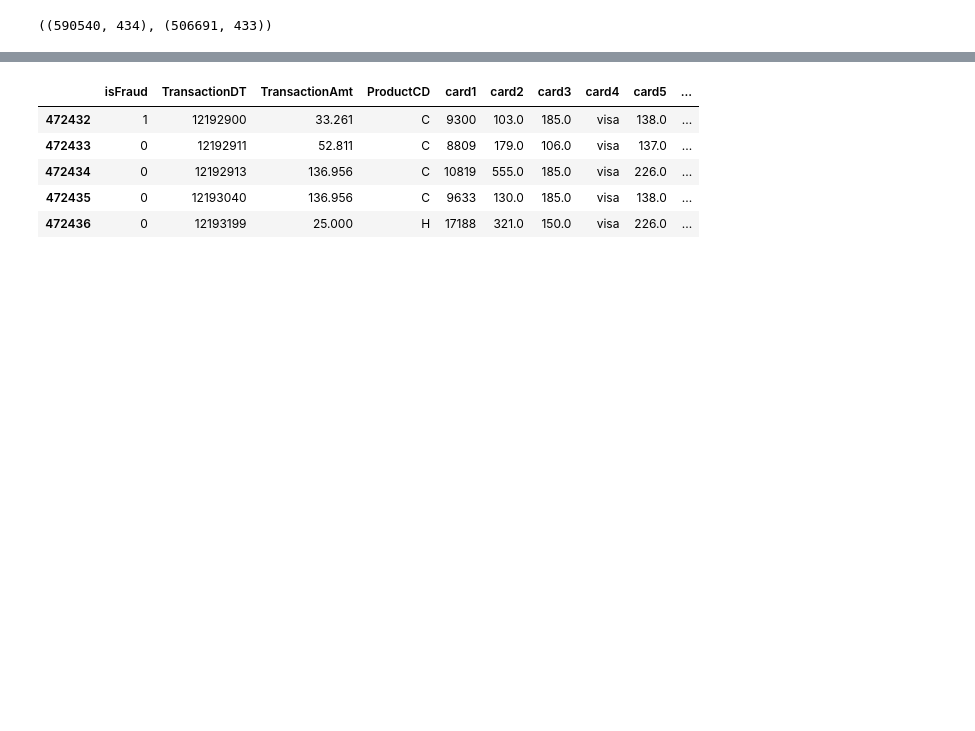
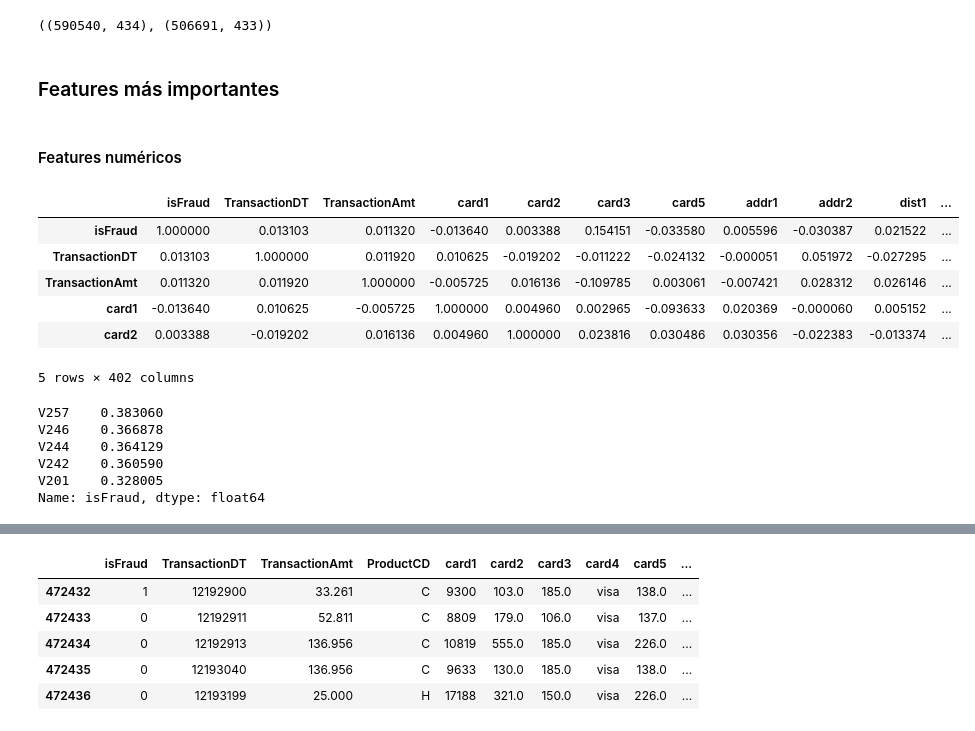
Before and after one commit to amveiga/IEEE-CIS-Fraud-Detection, a Jupyter notebook: Parte II - Machine Learning Baseline/Encoding.ipynb, the cells around one changed output, grey strips where cells are left out. Cells and saved outputs as stored; diff of their text form; code cells hidden in the pictures; blank space fills up the shorter version.

```diff
--- a/Parte II - Machine Learning Baseline/Encoding.ipynb
+++ b/Parte II - Machine Learning Baseline/Encoding.ipynb
@@ -31,3 +33,29 @@ del df_train['TransactionID']
 # de tener las mismas columnas en el mismo orden.
 transactionIDtest = df_test['TransactionID']
 del df_test['TransactionID']
+# %% [markdown]
+### Features más importantes
+# %% [markdown]
+#### Features numéricos
+# %%
+matrix_corr = df_train.corr()
+matrix_corr.head()
+# %% [output]
+|  | isFraud | TransactionDT | TransactionAmt | card1 | card2 | card3 | card5 | addr1 | addr2 | dist1 | ... |
+| isFraud | 1.000000 | 0.013103 | 0.011320 | -0.013640 | 0.003388 | 0.154151 | -0.033580 | 0.005596 | -0.030387 | 0.021522 | ... |
+| TransactionDT | 0.013103 | 1.000000 | 0.011920 | 0.010625 | -0.019202 | -0.011222 | -0.024132 | -0.000051 | 0.051972 | -0.027295 | ... |
+| TransactionAmt | 0.011320 | 0.011920 | 1.000000 | -0.005725 | 0.016136 | -0.109785 | 0.003061 | -0.007421 | 0.028312 | 0.026146 | ... |
+| card1 | -0.013640 | 0.010625 | -0.005725 | 1.000000 | 0.004960 | 0.002965 | -0.093633 | 0.020369 | -0.000060 | 0.005152 | ... |
+| card2 | 0.003388 | -0.019202 | 0.016136 | 0.004960 | 1.000000 | 0.023816 | 0.030486 | 0.030356 | -0.022383 | -0.013374 | ... |
+5 rows × 402 columns
+# %%
+isFraud_target = abs(matrix_corr['isFraud'].drop('isFraud')).sort_values(ascending=False)
+# hago el abs porque los valores muy negativos ayudan a predecir 0
+isFraud_target.head()
+# %% [output]
+V257    0.383060
+V246    0.366878
+V244    0.364129
+V242    0.360590
+V201    0.328005
+Name: isFraud, dtype: float64
```
Also changed, not shown: parts of 5 cells of this notebook.
